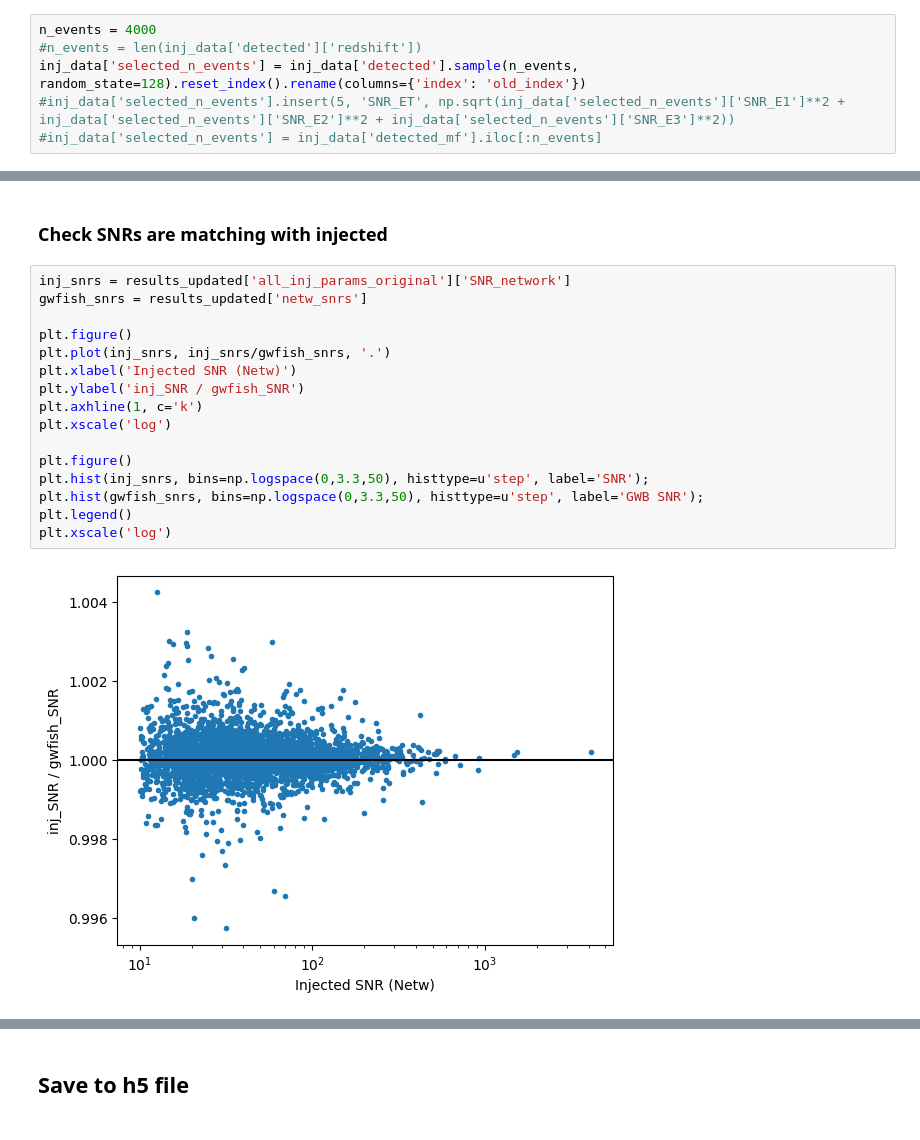
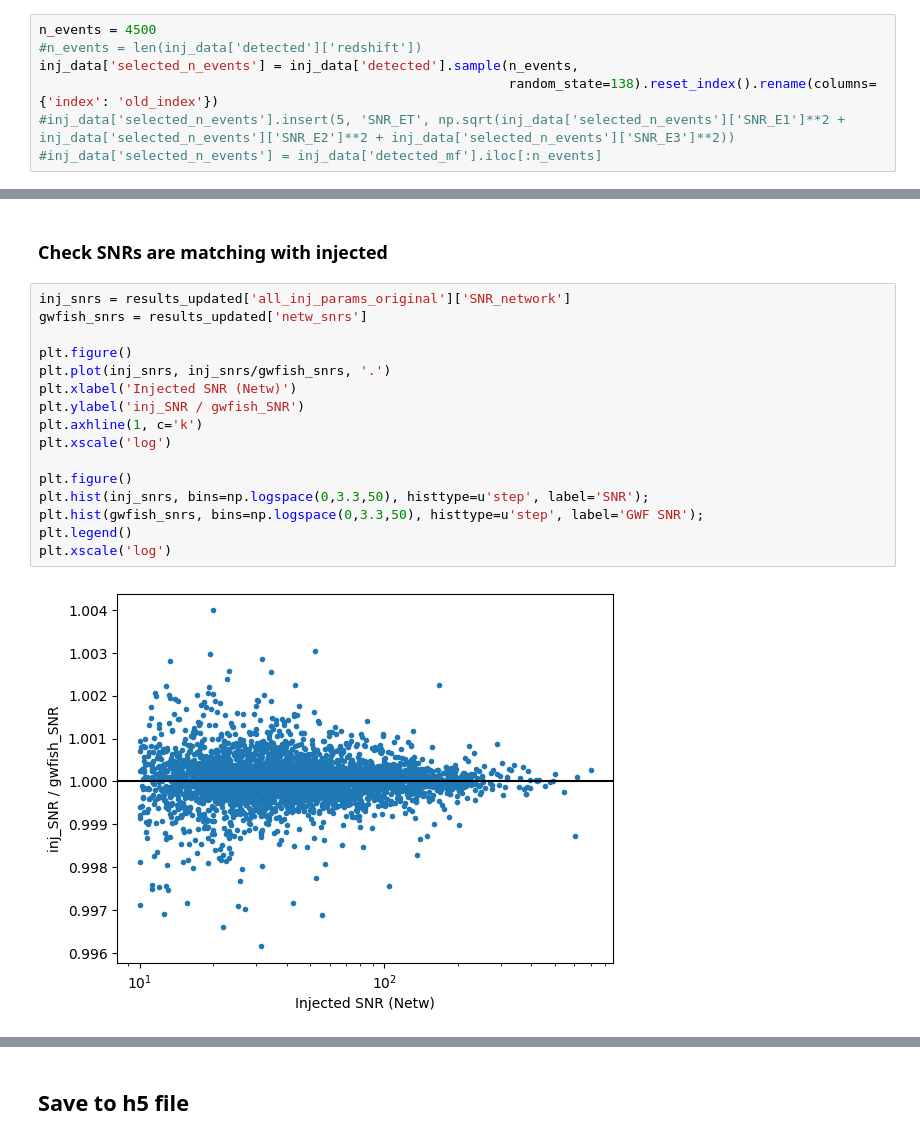
Before and after one commit to divyajyoti09/next_gen_detect, a Jupyter notebook: A-sharp_z_peak_mapping/gwfish_err_calc.ipynb, the cells around one changed output, grey strips where cells are left out. Drawn from its saved outputs; the diff is of its cells as text.

```diff
--- a/A-sharp_z_peak_mapping/gwfish_err_calc.ipynb
+++ b/A-sharp_z_peak_mapping/gwfish_err_calc.ipynb
@@ -83,9 +81,10 @@ detected = 22393 = 98.4 %
 # %% [markdown]
 ### Choose n_events from detected as injection parameters
 # %%
-n_events = 4000
+n_events = 4500
 #n_events = len(inj_data['detected']['redshift'])
-inj_data['selected_n_events'] = inj_data['detected'].sample(n_events, random_state=128).reset_index().rename(columns={'index': 'old_index'})
+inj_data['selected_n_events'] = inj_data['detected'].sample(n_events,
+                                                            random_state=138).reset_index().rename(columns={'index': 'old_index'})
 #inj_data['selected_n_events'].insert(5, 'SNR_ET', np.sqrt(inj_data['selected_n_events']['SNR_E1']**2 + inj_data['selected_n_events']['SNR_E2']**2 + inj_data['selected_n_events']['SNR_E3']**2))
 #inj_data['selected_n_events'] = inj_data['detected_mf'].iloc[:n_events]
 # %%
@@ -442,18 +440,18 @@ plt.plot(results_updated['errors']['luminosity_distance']/dl_errs_from_covs)
 # %%
 inj_snrs = results_updated['all_inj_params_original']['SNR_network']
 gwfish_snrs = results_updated['netw_snrs']
 
 plt.figure()
 plt.plot(inj_snrs, inj_snrs/gwfish_snrs, '.')
 plt.xlabel('Injected SNR (Netw)')
 plt.ylabel('inj_SNR / gwfish_SNR')
 plt.axhline(1, c='k')
 plt.xscale('log')
 
 plt.figure()
 plt.hist(inj_snrs, bins=np.logspace(0,3.3,50), histtype=u'step', label='SNR');
-plt.hist(gwfish_snrs, bins=np.logspace(0,3.3,50), histtype=u'step', label='GWB SNR');
+plt.hist(gwfish_snrs, bins=np.logspace(0,3.3,50), histtype=u'step', label='GWF SNR');
 plt.legend()
 plt.xscale('log')
 # %% [output]
-[figure, old version]
+[figure, new version]
```
Also changed, not shown: parts of 28 cells of this notebook, 1 other file.
